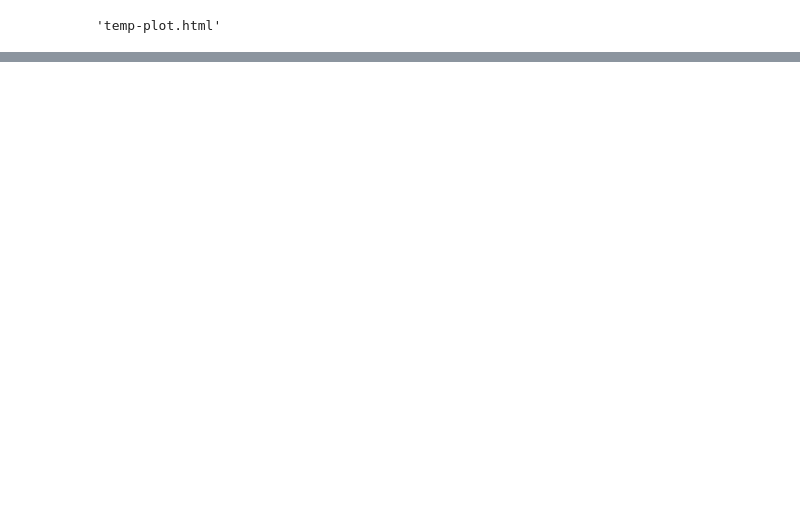
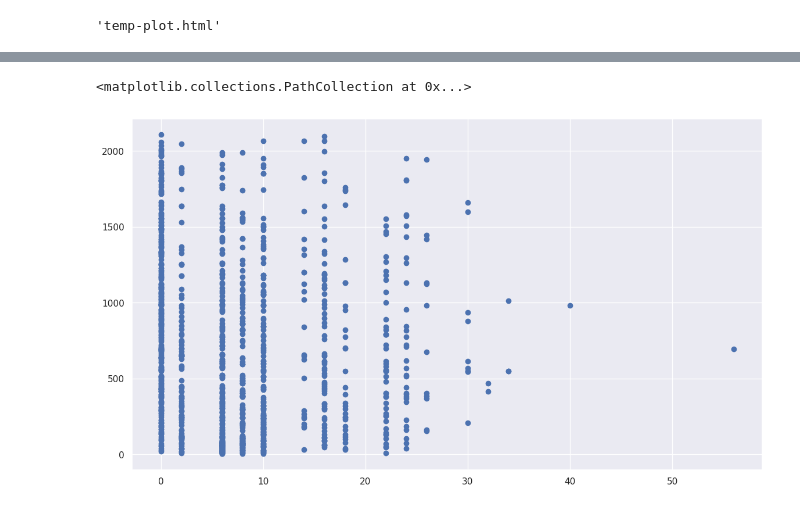
Before and after one commit to lonagi/fsociety, a Jupyter notebook: 04. Math/Prime/py/Prime Numbers.ipynb, the cells around one changed output, grey strips where cells are left out. Cells and saved outputs as stored; diff of their text form; code cells hidden in the pictures; blank space fills up the shorter version.

```diff
--- a/04. Math/Prime/py/Prime Numbers.ipynb
+++ b/04. Math/Prime/py/Prime Numbers.ipynb
@@ -306,0 +309,11 @@ pyo.offline.plot([{
+# %%
+dxx8=[]
+dcc8=[]
+for x in range(len(cc)):
+    if(xx8[x]!=0):
+        print(f'x={xx8[x]-8}, c={cc[x-1]}')
+        print(f'x={xx8[x]}, c={cc[x]}')
+        dxx8.append(xx8[x]-8)
+        dxx8.append(xx8[x])
+        dcc8.append(cc[x-1])
+        dcc8.append(cc[x])
@@ -306,0 +338,3 @@ pyo.offline.plot([{
+# %%
+for i in range(1,len(dxx8)):
+    print(f'dx={dxx8[i]-dxx8[i-1]}, dc={dcc8[i]-dcc8[i-1]}')
@@ -306,0 +359,13 @@ pyo.offline.plot([{
+# %%
+dxx=[]
+dcc=[]
+for i in range(1,len(xx)):
+    #print(f'dx={xx[i]-xx[i-1]}, dc={cc[i]-cc[i-1]}')
+    dxx.append(xx[i]-xx[i-1])
+    dcc.append(cc[i]-cc[i-1])
+# %%
+plt.figure(num=None, figsize=(14, 8), dpi=100, facecolor='w', edgecolor='k')
+plt.scatter(dxx,cc[1:])
+# %% [output]
+<matplotlib.collections.PathCollection at 0x...>
+[figure, added]
```
Also changed, not shown: parts of 10 cells of this notebook.
